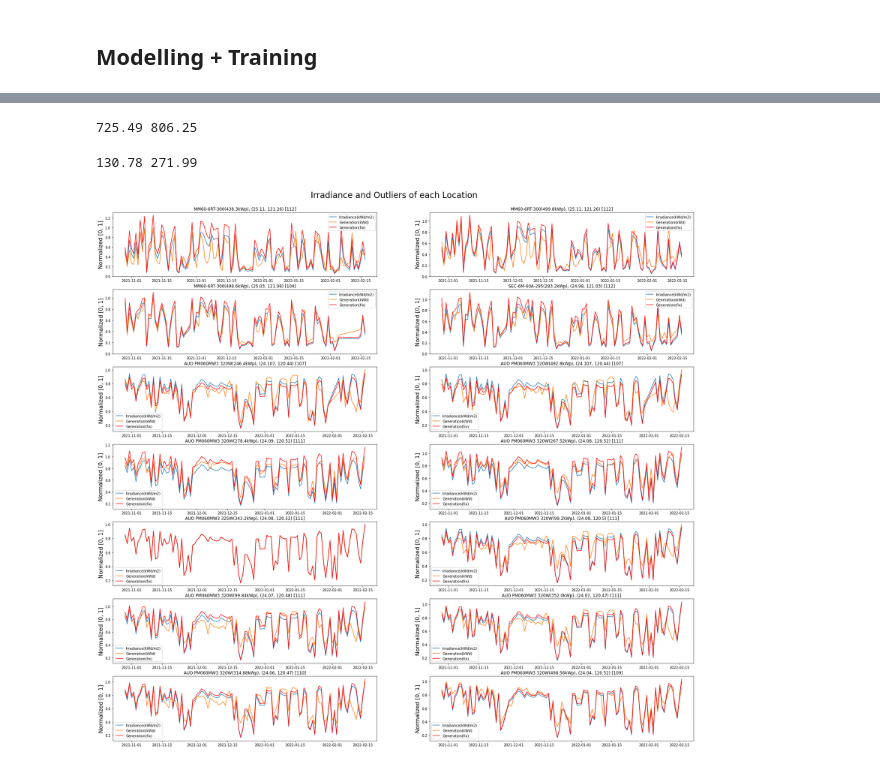
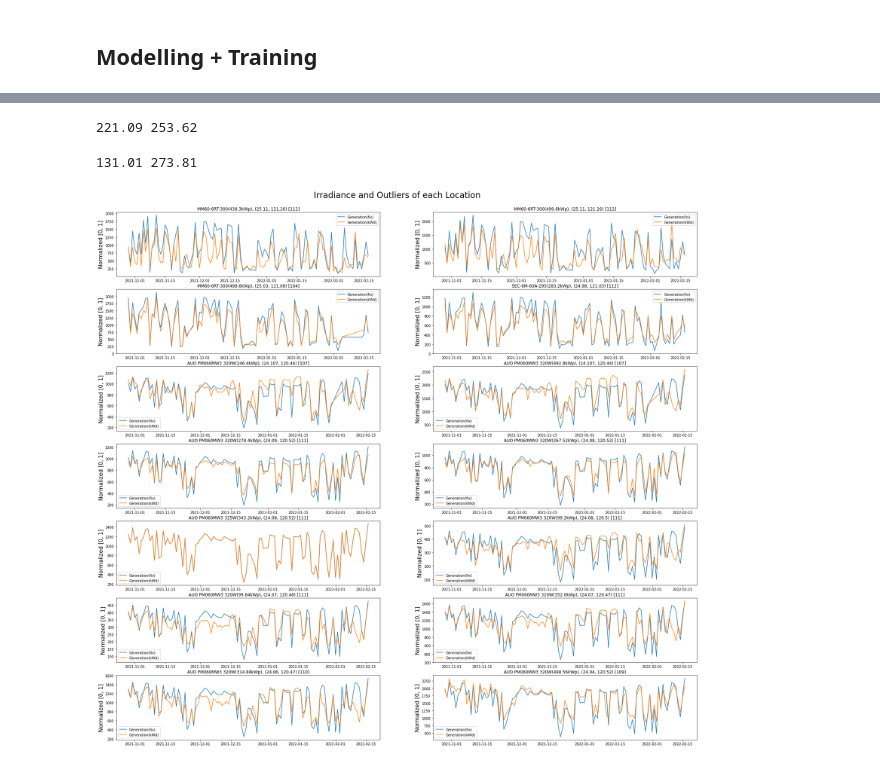
Before and after one commit to siang-chang/aidea-solar-energy-surplux, a Jupyter notebook: src/predict.ipynb, the cells around one changed output, grey strips where cells are left out. Saved outputs shown, nothing was run; the diff lists cells and outputs as text; code cells hidden in the pictures.

```diff
--- a/src/predict.ipynb
+++ b/src/predict.ipynb
@@ -60,7 +60,7 @@ def data_preprocessing(data):
     data['Irradiance'] = data['Irradiance'] / 3.6
     # data['Irradiance_m'] = data['Irradiance_m'] / 1000
     # Capacity Factor compare the power generation efficiency between plants of different scale.
-    # data['CapacityFactor'] = data['Generation']/data['Capacity']
+    data['CapacityFactor'] = data['Generation']/data['Capacity']
     # Array Ratio compares the energy collected through the system to the total system load by dividing energy in by energy-out.
     # data['ArrayRatio'] = data['CapacityFactor']/data['Irradiance']
     # data['ArrayRatio_m'] = data['CapacityFactor']/data['Irradiance_m']
@@ -358,7 +358,7 @@ def get_inputs(target_data, history_data):
     return inputs
 
 def get_outputs(target_data):
-    outputs = target_data[['Generation(kWd)']].values.mean(axis=0)
+    outputs = target_data[['CapacityFactor']].values.mean(axis=0)
     return outputs
 
 def get_batch_by_date(target_day, data, days=0):
@@ -491,10 +486,15 @@ plt.show()
 # %%
 model = SVR(kernel='rbf').fit(train_x, train_y.reshape(-1))
-pred_train_y = model.predict(train_x).reshape(-1, 1)
-pred_vaild_y = model.predict(vaild_x).reshape(-1, 1)
-print(round(RMSE(train_y, pred_train_y),2), round(RMSE(vaild_y, pred_vaild_y),2))
+train_idf['Generation(pred)'] = model.predict(train_x).reshape(-1, 1)
+vaild_idf['Generation(pred)'] = model.predict(vaild_x).reshape(-1, 1)
+
+# # normalized reduction
+train_idf['Generation(pred)'] = train_idf['Generation(pred)'] * train_idf['Capacity']
+vaild_idf['Generation(pred)'] = vaild_idf['Generation(pred)'] * vaild_idf['Capacity']
+
+print(round(RMSE(train_idf['Generation(kWd)'], train_idf['Generation(pred)']),2), round(RMSE(vaild_idf['Generation(kWd)'], vaild_idf['Generation(pred)']),2))
 # %% [output]
-725.49 806.25
+221.09 253.62
 # %%
 model = lgb.LGBMRegressor().fit(train_x, train_y.reshape(-1))
 # 1+7D
@@ -516,9 +516,18 @@ model = xgb.XGBRegressor(
     min_child_weight=1,
     n_estimators=1000
 ).fit(train_x, train_y.reshape(-1))
+
+# pred
 pred_train_y = model.predict(train_x).reshape(-1, 1)
 pred_vaild_y = model.predict(vaild_x).reshape(-1, 1)
-print(round(RMSE(train_y, pred_train_y),2), round(RMSE(vaild_y, pred_vaild_y),2))
+
+# normalized reduction
+reduction_train_y = train_y * row['Capacity']
+pred_train_y = pred_train_y * row['Capacity']
+reduction_vaild_y = vaild_y * row['Capacity']
+pred_vaild_y = pred_vaild_y * row['Capacity']
+
+print(round(RMSE(reduction_train_y, pred_train_y),2), round(RMSE(reduction_vaild_y, pred_vaild_y),2))
 # 7D
 # 0.013448159399461668
 # 362.13862265910984
@@ -532,10 +541,10 @@ print(round(RMSE(train_y, pred_train_y),2), round(RMSE(vaild_y, pred_vaild_y),2)
 # 216.14418713233272
 # 222.27645344257954
 # 1D, IDSL(drop outlier)
-# 130.78
-# 271.99
+# 130.78 > 131.01
+# 271.99 > 273.81
 # %% [output]
-130.78 271.99
+131.01 273.81
 # %%
 fix = pd.read_csv('./submission/test_generation(location).csv')
 test['Fix'] = fix['Generation']
@@ -553,15 +558,16 @@ submission.to_csv(os.path.join(path, f'submission/(fix)xgb-1d-drop-outlier.csv')
 # %%
 plt.figure(figsize=(30, 28))
 plt.suptitle('Irradiance and Outliers of each Location', fontsize=24, y=0.91)
 for i, row in train_group.iterrows():
     idf = filter_by_module_capacity_location(test, row['Module'], row['Capacity'], row['Lat'], row['Lon'])
     plt.subplot(math.ceil(len(train_group)/2), 2, i+1)
     plt.title(f"{row['Module']}({row['Capacity']}kWp), ({row['Lat']}, {row['Lon']}) [{len(idf)}]")
-    plt.plot(idf['Date'], idf['Irradiance(kWd/m2)']/idf['Irradiance(kWd/m2)'].max(), label='Irradiance(kWd/m2)')
-    plt.plot(idf['Date'], idf['Generation(kWd)']/idf['Generation(kWd)'].max(), label='Generation(kWd)')
-    plt.plot(idf['Date'], idf['Fix']/idf['Generation(kWd)'].max(), label='Generation(fix)', color='red')
+    # plt.plot(idf['Date'], idf['Irradiance(kWd/m2)']/idf['Irradiance(kWd/m2)'].max(), label='Irradiance(kWd/m2)')
+    plt.plot(idf['Date'], idf['Fix'], label='Generation(fix)')
+    plt.plot(idf['Date'], idf['Generation(kWd)'], label='Generation(kWd)')
+    # plt.plot(idf['Date'], idf['Fix']/idf['Generation(kWd)'].max(), label='Generation(fix)', color='red')
     # plt.ylabel('kWh/m²', fontsize=16)
     plt.ylabel('Normalized [0, 1]', fontsize=16)
     plt.legend()
 # %% [output]
-[figure, old version]
+[figure, new version]
```
Also changed, not shown: parts of 9 cells of this notebook, 4 other files.
